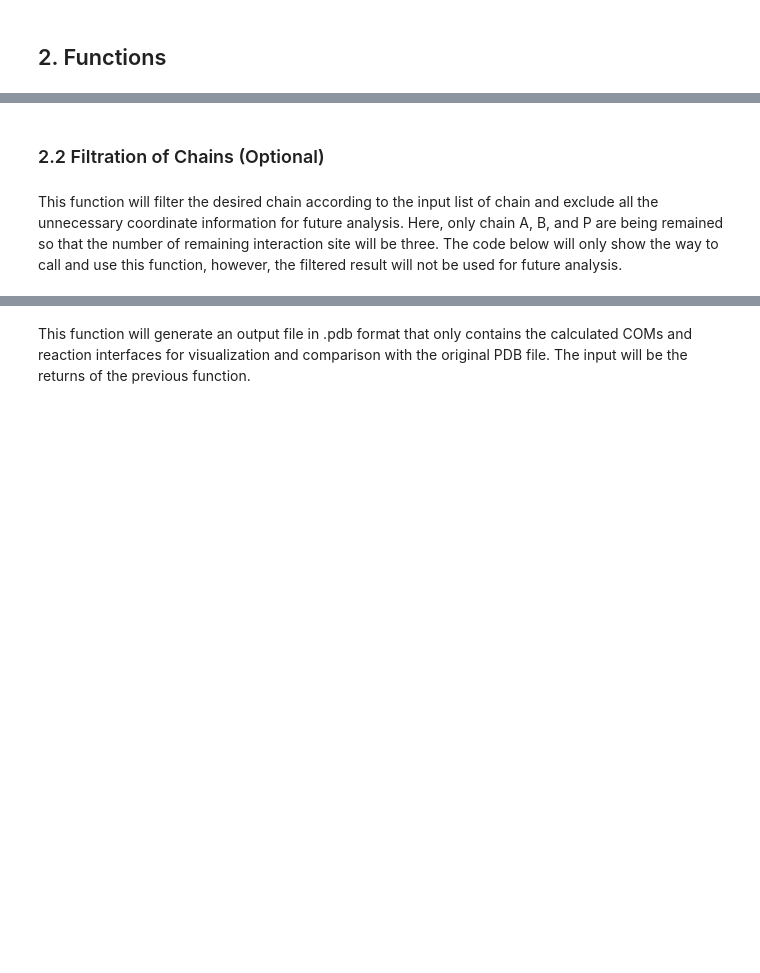
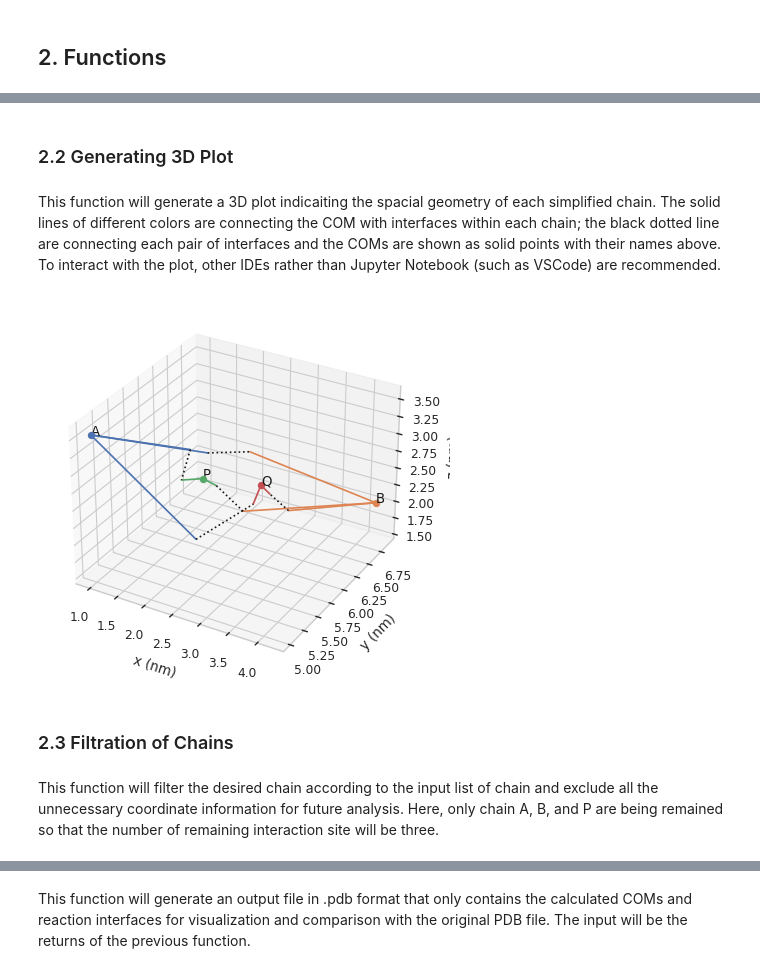
Before and after one commit to jonathanfischer97/ionerdss, a Jupyter notebook: Tutorial/ReadPDBTutorial/ReadPDBTutorial.ipynb, the cells around one changed output, grey strips where cells are left out. Saved outputs shown, nothing was run; the diff lists cells and outputs as text; code cells hidden in the pictures; blank space fills up the shorter version.

```diff
--- a/Tutorial/ReadPDBTutorial/ReadPDBTutorial.ipynb
+++ b/Tutorial/ReadPDBTutorial/ReadPDBTutorial.ipynb
@@ -32,5 +50,13 @@ Interaction site of B & Q is: [3.064, 6.419, 1.962] and [2.619, 6.526, 2.028] di
+# %% [markdown]
+### 2.2 Generating 3D Plot
+# %% [markdown]
+This function will generate a 3D plot indicaiting the spacial geometry of each simplified chain. The solid lines of different colors are connecting the COM with interfaces within each chain; the black dotted line are connecting each pair of interfaces and the COMs are shown as solid points with their names above. To interact with the plot, other IDEs rather than Jupyter Notebook (such as VSCode) are recommended.
+# %%
+clathrin.plot_3D()
+# %% [output]
+[figure, added]
 # %% [markdown]
-### 2.2 Filtration of Chains (Optional)
+### 2.3 Filtration of Chains
 # %% [markdown]
-This function will filter the desired chain according to the input list of chain and exclude all the unnecessary coordinate information for future analysis. Here, only chain A, B, and P are being remained so that the number of remaining interaction site will be three. The code below will only show the way to call and use this function, however, the filtered result will not be used for future analysis.
+This function will filter the desired chain according to the input list of chain and exclude all the unnecessary coordinate information for future analysis. Here, only chain A, B, and P are being remained so that the number of remaining interaction site will be three.
 # %%
```
Also changed, not shown: parts of 40 cells of this notebook, 16 other files.
